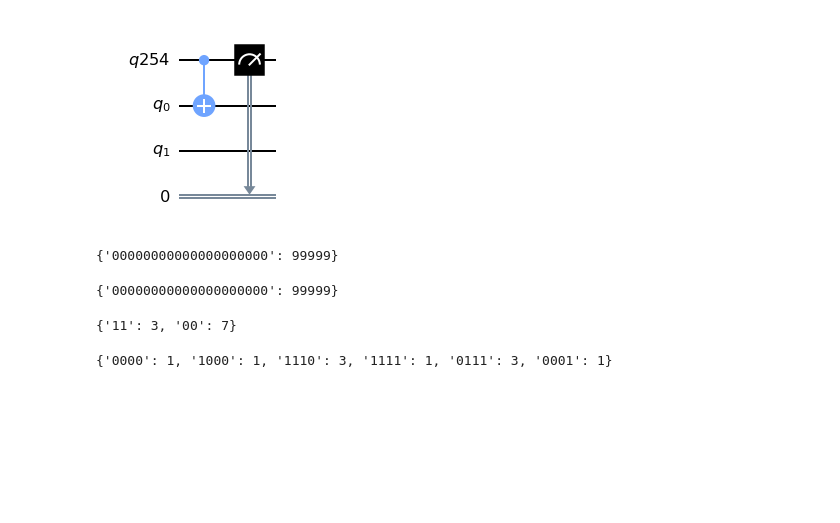
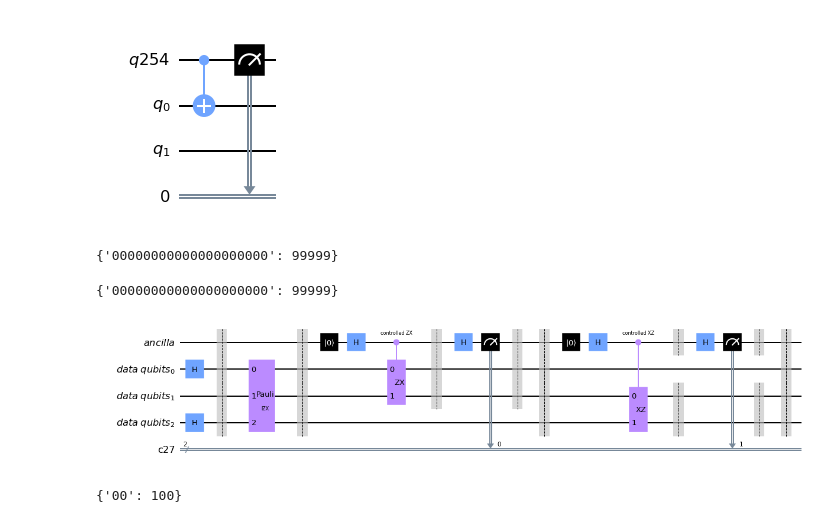
Before and after one commit to grace-harper-ibm/arc_sim_uf_dec, a Jupyter notebook: arc_circ_simulator.ipynb, the cells around one changed output. Cells and saved outputs as stored; diff of their text form; code cells hidden in the pictures; blank space fills up the shorter version.

```diff
--- a/arc_circ_simulator.ipynb
+++ b/arc_circ_simulator.ipynb
@@ -100,21 +100,17 @@ counts
 # %%
 from arc_circ_sim import ArcCircSim
 from utils.get_backend import get_backend
 from qiskit import IBMQ, transpile
-circ = ArcCircSim(3)
+circ = ArcCircSim(3, pauli_noise_list=["IZX", None, None], start_zx=True)
 circ.code_circ.draw(output="mpl")
-backend = get_backend()
-comci = transpile(circ.code_circ, backend=backend)
-job = backend.run(comci, shots=10)
-job.result().get_counts()
 # %% [output]
-{'11': 3, '00': 7}
+[figure, added]
 # %%
-circ = ArcCircSim(5, start_zx=False)
-circ.code_circ.draw(output="mpl")
 backend = get_backend()
 comci = transpile(circ.code_circ, backend=backend)
-job = backend.run(comci, shots=10)
+
+comci.draw(output="mpl", fold=100)
+job = backend.run(comci, shots=100)
 job.result().get_counts()
 # %% [output]
-{'0000': 1, '1000': 1, '1110': 3, '1111': 1, '0111': 3, '0001': 1}
+{'00': 100}
```
Also changed, not shown: 2 other files.
